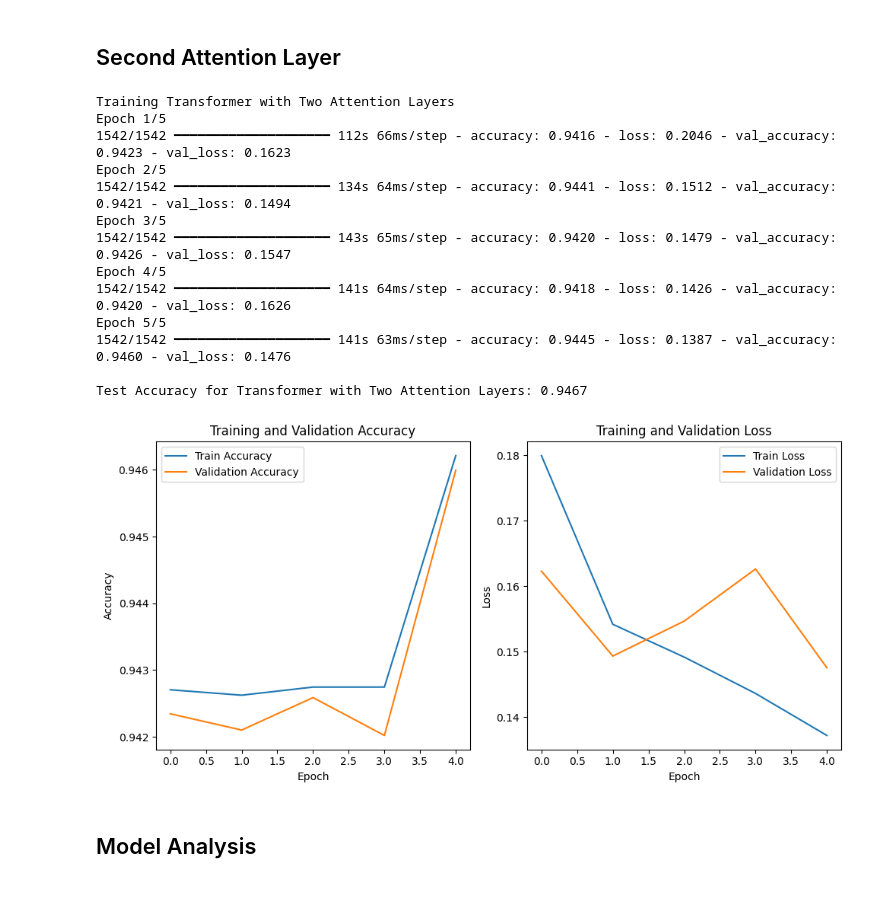
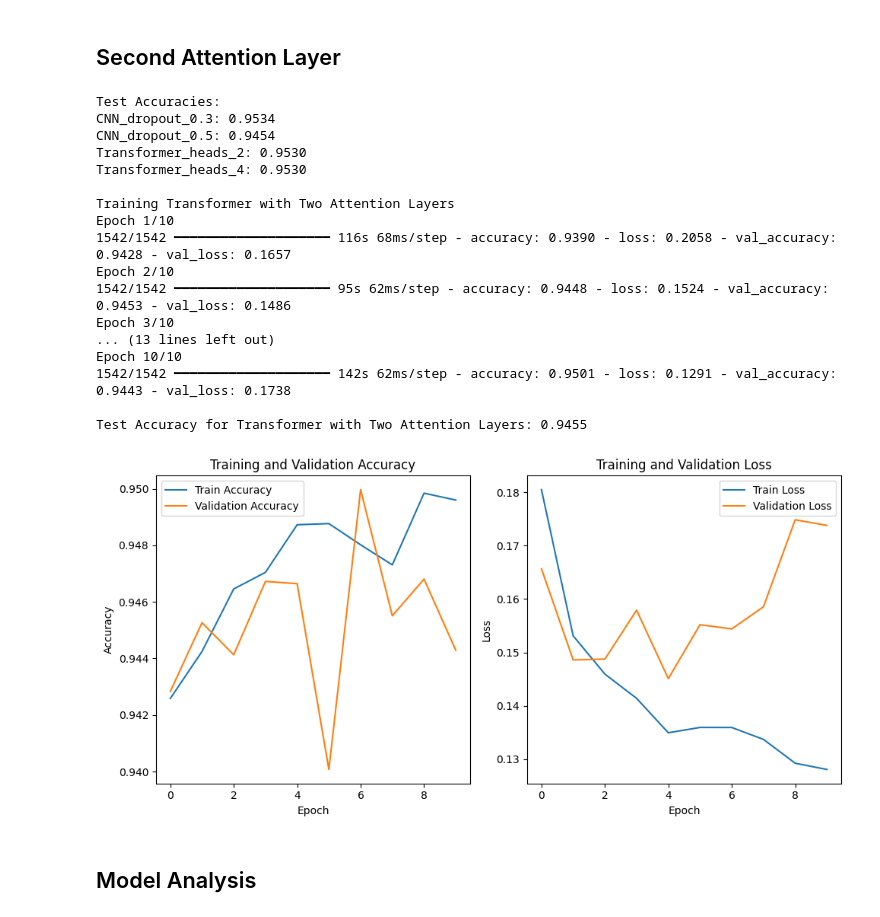
Before and after one commit to CloudMelanie/ml_lab7, a Jupyter notebook: main.ipynb, the cells around one changed output. Drawn from its saved outputs; the diff is of its cells as text; code cells hidden in the pictures.

```diff
--- a/main.ipynb
+++ b/main.ipynb
@@ -369,7 +368,7 @@ two_attention_transformer.compile(
 print("\nTraining Transformer with Two Attention Layers")
 history_two_attention = two_attention_transformer.fit(
     X_train, y_train,
-    epochs=5,
+    epochs=10,
     batch_size=32,
     validation_split=0.2,
     verbose=1
@@ -378,45 +377,49 @@ history_two_attention = two_attention_transformer.fit(
 # Evaluate the model
 test_accuracy = two_attention_transformer.evaluate(X_test, y_test, verbose=0)[1]
 print(f"\nTest Accuracy for Transformer with Two Attention Layers: {test_accuracy:.4f}")
 
 # Visualization of training and validation performance
 plt.figure(figsize=(10, 5))
 
 # Accuracy plot
 plt.subplot(1, 2, 1)
 plt.plot(history_two_attention.history['accuracy'], label='Train Accuracy')
 plt.plot(history_two_attention.history['val_accuracy'], label='Validation Accuracy')
 plt.title('Training and Validation Accuracy')
 plt.xlabel('Epoch')
 plt.ylabel('Accuracy')
 plt.legend()
 
 # Loss plot
 plt.subplot(1, 2, 2)
 plt.plot(history_two_attention.history['loss'], label='Train Loss')
 plt.plot(history_two_attention.history['val_loss'], label='Validation Loss')
 plt.title('Training and Validation Loss')
 plt.xlabel('Epoch')
 plt.ylabel('Loss')
 plt.legend()
 
 plt.tight_layout()
 plt.show()
 # %% [output]
+Test Accuracies:
+CNN_dropout_0.3: 0.9534
+CNN_dropout_0.5: 0.9454
+Transformer_heads_2: 0.9530
+Transformer_heads_4: 0.9530
+
 Training Transformer with Two Attention Layers
-Epoch 1/5
-1542/1542 ━━━━━━━━━━━━━━━━━━━━ 112s 66ms/step - accuracy: 0.9416 - loss: 0.2046 - val_accuracy: 0.9423 - val_loss: 0.1623
-Epoch 2/5
-1542/1542 ━━━━━━━━━━━━━━━━━━━━ 134s 64ms/step - accuracy: 0.9441 - loss: 0.1512 - val_accuracy: 0.9421 - val_loss: 0.1494
-Epoch 3/5
-1542/1542 ━━━━━━━━━━━━━━━━━━━━ 143s 65ms/step - accuracy: 0.9420 - loss: 0.1479 - val_accuracy: 0.9426 - val_loss: 0.1547
-Epoch 4/5
-1542/1542 ━━━━━━━━━━━━━━━━━━━━ 141s 64ms/step - accuracy: 0.9418 - loss: 0.1426 - val_accuracy: 0.9420 - val_loss: 0.1626
-Epoch 5/5
-1542/1542 ━━━━━━━━━━━━━━━━━━━━ 141s 63ms/step - accuracy: 0.9445 - loss: 0.1387 - val_accuracy: 0.9460 - val_loss: 0.1476
+Epoch 1/10
+1542/1542 ━━━━━━━━━━━━━━━━━━━━ 116s 68ms/step - accuracy: 0.9390 - loss: 0.2058 - val_accuracy: 0.9428 - val_loss: 0.1657
+Epoch 2/10
+1542/1542 ━━━━━━━━━━━━━━━━━━━━ 95s 62ms/step - accuracy: 0.9448 - loss: 0.1524 - val_accuracy: 0.9453 - val_loss: 0.1486
+Epoch 3/10
+... (13 lines left out)
+Epoch 10/10
+1542/1542 ━━━━━━━━━━━━━━━━━━━━ 142s 62ms/step - accuracy: 0.9501 - loss: 0.1291 - val_accuracy: 0.9443 - val_loss: 0.1738
 
-Test Accuracy for Transformer with Two Attention Layers: 0.9467
+Test Accuracy for Transformer with Two Attention Layers: 0.9455
-[figure, old version]
+[figure, new version]
 # %% [markdown]
 ## Model Analysis
 # %%
```
Also changed, not shown: parts of 8 cells of this notebook.
